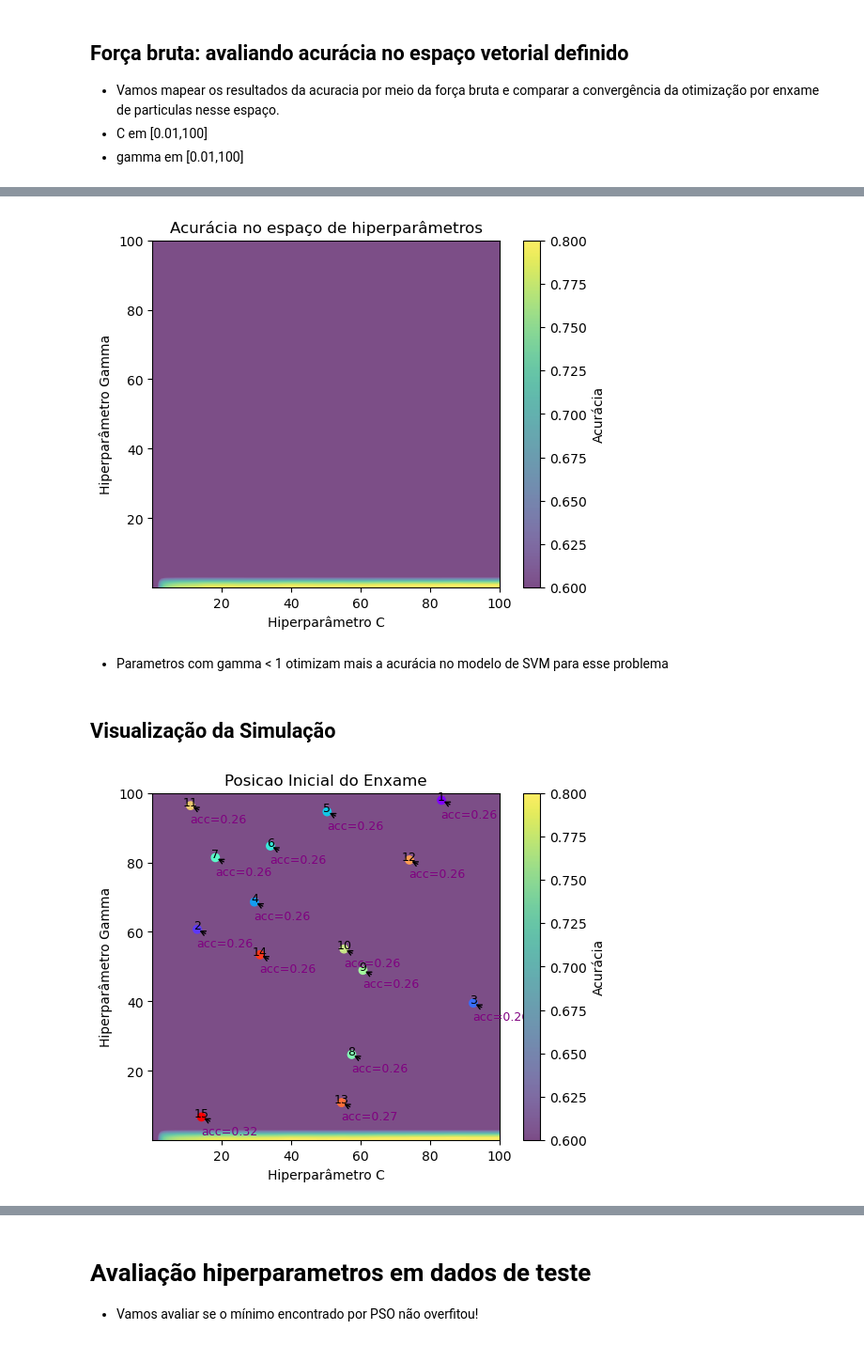
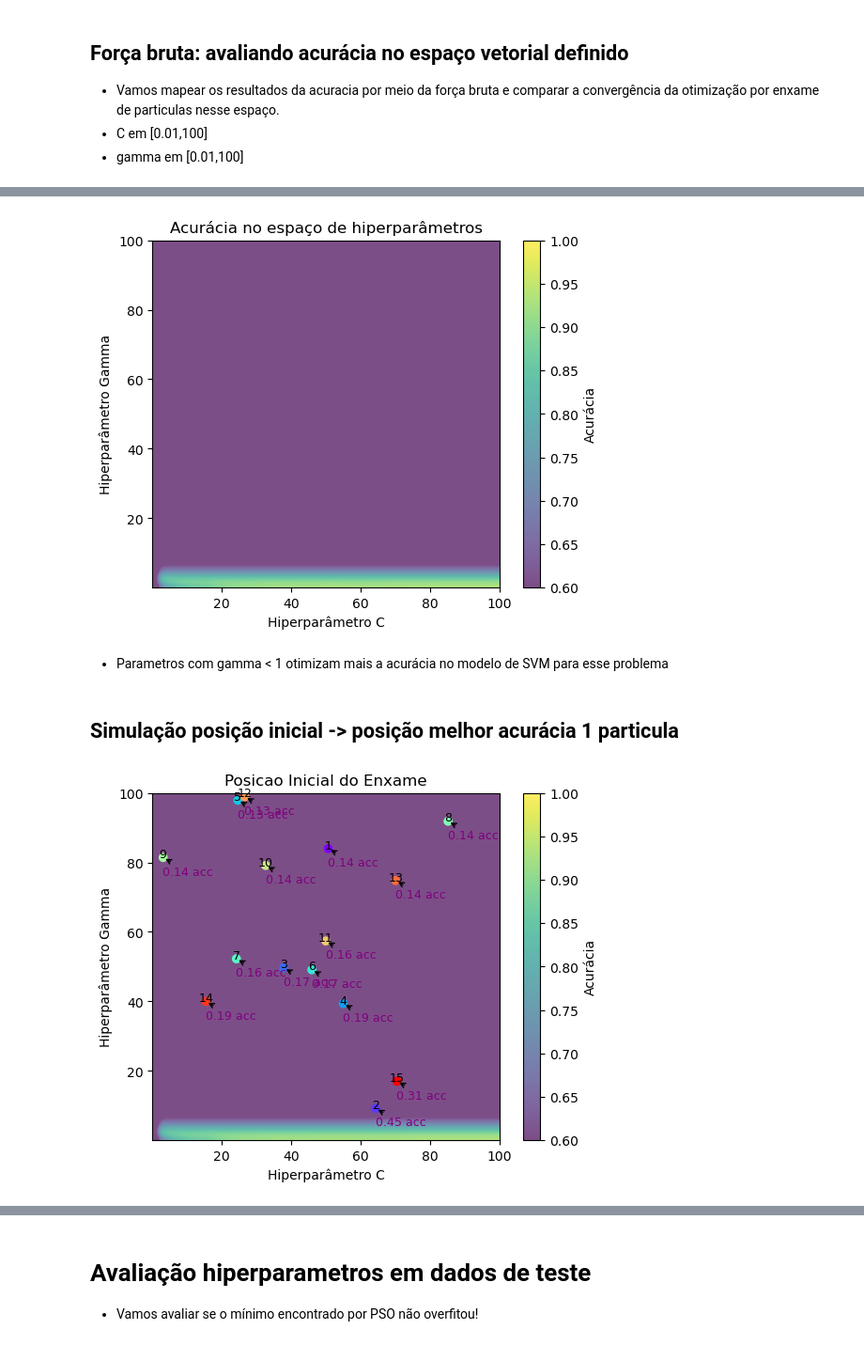
Before and after one commit to webercg/PSO---Inteligencia-de-enxames---otimizacao-hiperparametros, a Jupyter notebook: PSO para tunning de SVM.ipynb, the cells around one changed output, grey strips where cells are left out. Shown at 94% size. Saved outputs shown, nothing was run; the diff lists cells and outputs as text; code cells hidden in the pictures.

```diff
--- a/PSO para tunning de SVM.ipynb
+++ b/PSO para tunning de SVM.ipynb
@@ -33,8 +33,8 @@ from sklearn.svm import SVC
 # %% [markdown]
 # Leitura dos dados
 # %%
-##data = openml.datasets.get_dataset(44)
-data = openml.datasets.get_dataset(54)
+data = openml.datasets.get_dataset(58)
+
 X, y, categorical_indicator, attribute_names = data.get_data(
     dataset_format = "array", target=data.default_target_attribute
 )
@@ -309,3 +348,3 @@ df_posicoes[df_posicoes['accuracy']==best_accuracy]
 # %%
 df_pos_inicial = df_posicoes[df_posicoes['iteracao']==1]
-df_pos_final = df_posicoes[df_posicoes['iteracao']==31] ## Após a 31º iteração o enxame continua explorando o espaço mas essa é a iteração que retornou o melhor resultado individual de uma particula
+df_pos_final = df_posicoes[df_posicoes['iteracao']==46] ## Após a 46º iteração o enxame continua explorando o espaço mas essa é a iteração que retornou o melhor resultado individual de uma particula
@@ -537,7 +595,7 @@ plt.imshow(
     interpolation='gaussian',  # Interpolação suave
     extent=[0.01, 100, 0.01, 100],  # Limites do espaço vetorial dos hiperparametros,
     vmin = 0.6,
-    vmax = 0.8
+    vmax = 1
 )
 
 # Configurar rótulos dos eixos e título
@@ -551,11 +609,11 @@ plt.colorbar(label='Acurácia')
 # Exibir o mapa de calor
 plt.show()
 # %% [output]
-[figure, old version]
+[figure, new version]
 # %% [markdown]
 - Parametros com gamma < 1 otimizam mais a acurácia no modelo de SVM para esse problema
-# %% [markdown]
-## Visualização da Simulação
+# %% [markdown]
+## Simulação posição inicial -> posição melhor acurácia 1 particula
 # %%
 import matplotlib.pyplot as plt
 import matplotlib.animation as animation
@@ -600,7 +658,7 @@ plt.imshow(
     interpolation='gaussian',  # Interpolação suave
     extent=[0.01, 100, 0.01, 100],  # Limites do espaço vetorial dos hiperparametros,
     vmin = 0.6,
-    vmax = 0.8
+    vmax = 1
 )
 
 # Configurar rótulos dos eixos e título
@@ -629,7 +687,7 @@ labels = [ax.text(x, y, str(i + 1), fontsize=9, ha='center') for i, (x, y) in en
 # Adiciona flechas para os pontos iniciais
 flechas_iniciais_annot = [
     ax.annotate(
-        f"acc={flechas_iniciais[i]:.2f}",
+        f"{flechas_iniciais[i]:.2f} acc",
         xy=(x_inicial[i], y_inicial[i]),
         xytext=(x_inicial[i] - 0.1, y_inicial[i] - 5),  # Aproximação do texto para encurtar a flecha
         textcoords="data",
@@ -669,35 +727,35 @@ def update(frame):
         # No final, atualiza as flechas com valores de acuracia
         flechas_finais_annot = [
             ax.annotate(
-                f"acc={flechas_finais[i]:.2f}",
+                f"{flechas_finais[i]:.2f} acc",
                 xy=(x_interpolated[i], y_interpolated[i]),
                 xytext=(x_interpolated[i] - 0.1, y_interpolated[i] - 5),  # Menos cumprido
                 textcoords="data",
                 arrowprops=dict(arrowstyle="->", color="black"),
                 fontsize=9,
                 color="purple",
             )
             for i in range(num_pontos)
         ]
         return scatter, *labels, *flechas_finais_annot
     else:
         ax.set_title('')
 
         # No meio da animação, tornamos as flechas invisíveis
         for flecha in flechas_iniciais_annot:
             flecha.set_visible(False)
 
     return scatter, *labels
 
 # Cria a animação
 anim = animation.FuncAnimation(
     fig, update, frames=num_frames, blit=True, interval=50, repeat=False
 )
 
 # Exibe a animação
 plt.show()
 # %% [output]
-[figure, old version]
+[figure, new version]
 # %%
 anim.save("./images/animação.gif", writer="imagemagick")
 # %% [output]
```
Also changed, not shown: parts of 26 cells of this notebook, 3 other files.
